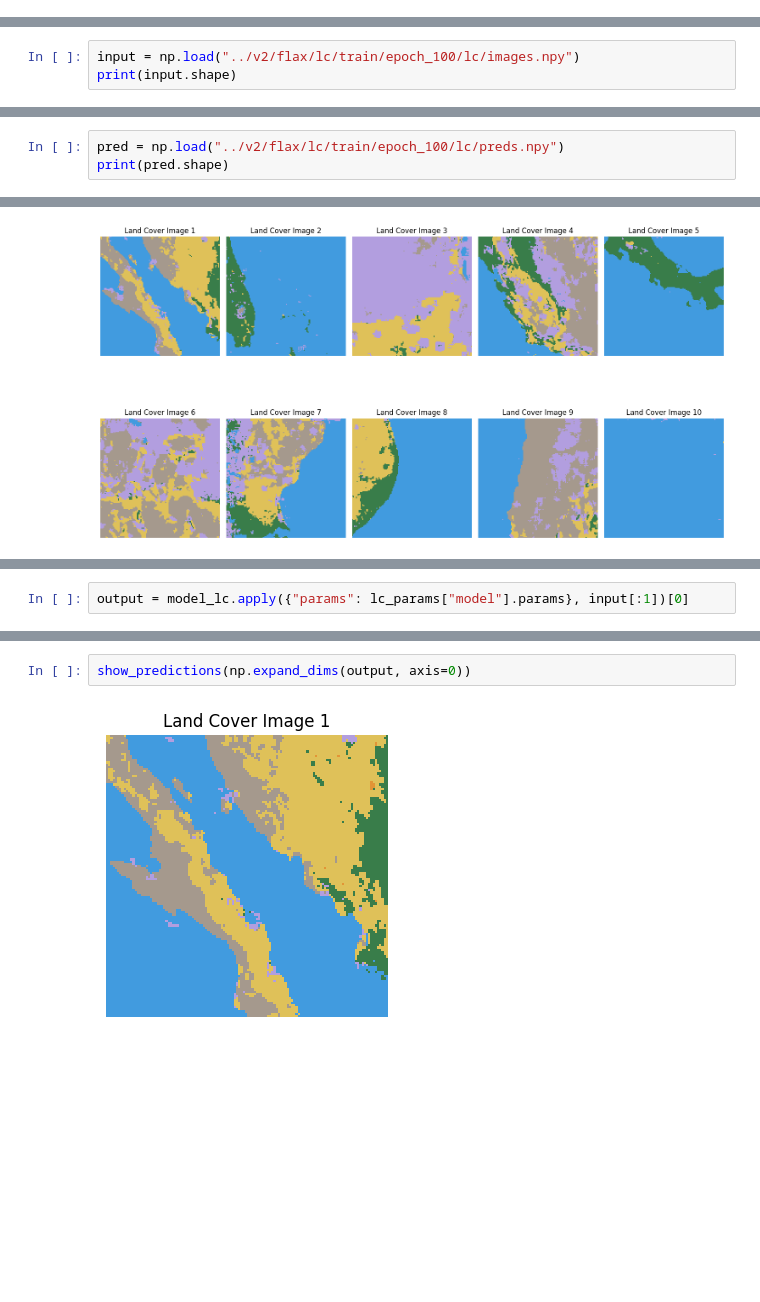
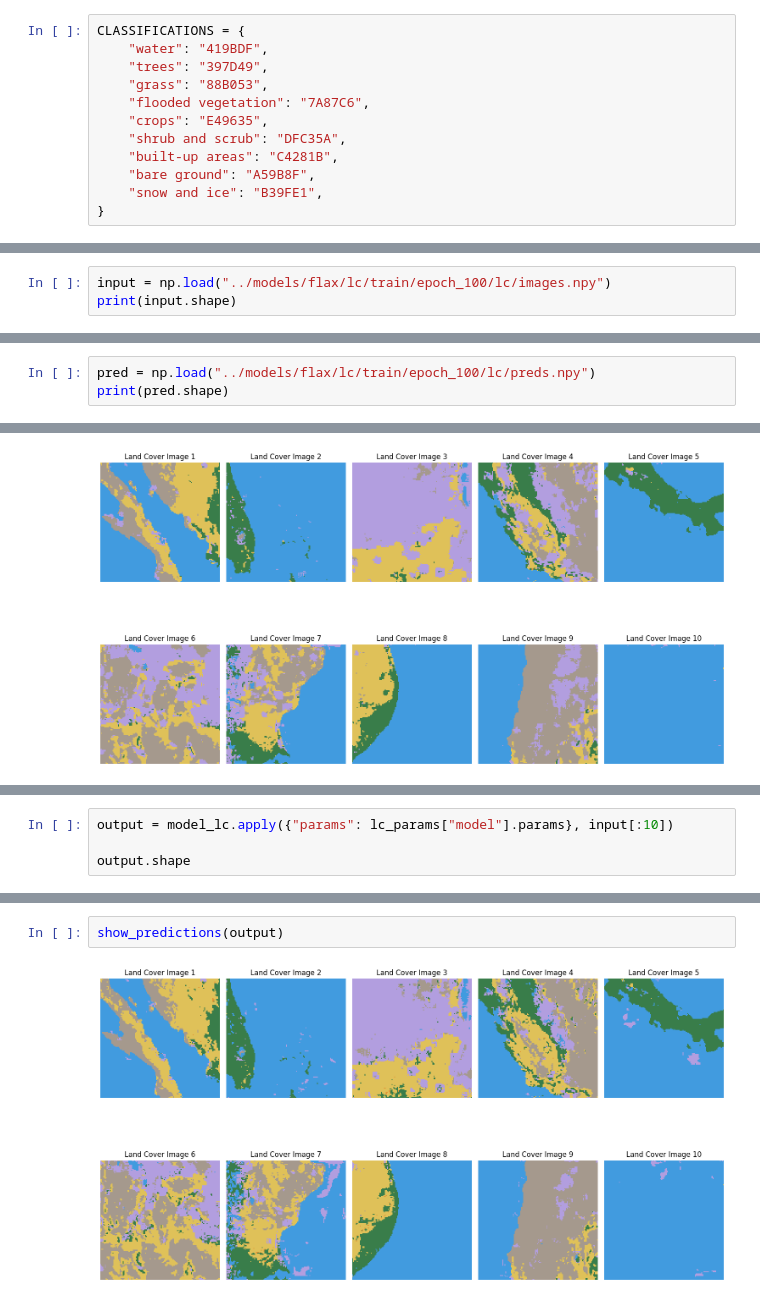
Before and after one commit to rohitp934/big_data_project, a Jupyter notebook: trainer/flax_inference.ipynb, the cells around one changed output, grey strips where cells are left out. Saved outputs shown, nothing was run; the diff lists cells and outputs as text; blank space fills up the shorter version.

```diff
--- a/trainer/flax_inference.ipynb
+++ b/trainer/flax_inference.ipynb
@@ -229,2 +27,14 @@ Map(center=[39.781, -121.526], controls=(WidgetControl(options=['position', 'tra
+# %%
+CLASSIFICATIONS = {
+    "water": "419BDF",
+    "trees": "397D49",
+    "grass": "88B053",
+    "flooded vegetation": "7A87C6",
+    "crops": "E49635",
+    "shrub and scrub": "DFC35A",
+    "built-up areas": "C4281B",
+    "bare ground": "A59B8F",
+    "snow and ice": "B39FE1",
+}
 # %%
 model_lc = CNN_LandCover()
@@ -261,5 +59,5 @@ input.shape
 # %%
-input = np.load("../v2/flax/lc/train/epoch_100/lc/images.npy")
+input = np.load("../models/flax/lc/train/epoch_100/lc/images.npy")
 print(input.shape)
 # %% [output]
 (1814, 128, 128, 3)
@@ -269,7 +67,7 @@ print(label.shape)
 # %% [output]
 (1814, 128, 128, 1)
 # %%
-pred = np.load("../v2/flax/lc/train/epoch_100/lc/preds.npy")
+pred = np.load("../models/flax/lc/train/epoch_100/lc/preds.npy")
 print(pred.shape)
 # %% [output]
 (1814, 128, 128, 9)
@@ -452,2 +188,4 @@ input_rgb.shape
 # %%
-output = model_lc.apply({"params": lc_params["model"].params}, input[:1])[0]
+output = model_lc.apply({"params": lc_params["model"].params}, input[:10])
+
+output.shape
@@ -512,4 +218,4 @@ show_outputs(label[0:1])
 # %%
-show_predictions(np.expand_dims(output, axis=0))
+show_predictions(output)
 # %% [output]
-[figure, old version]
+[figure, new version]
```
Also changed, not shown: parts of 41 cells of this notebook, 1 other file.
